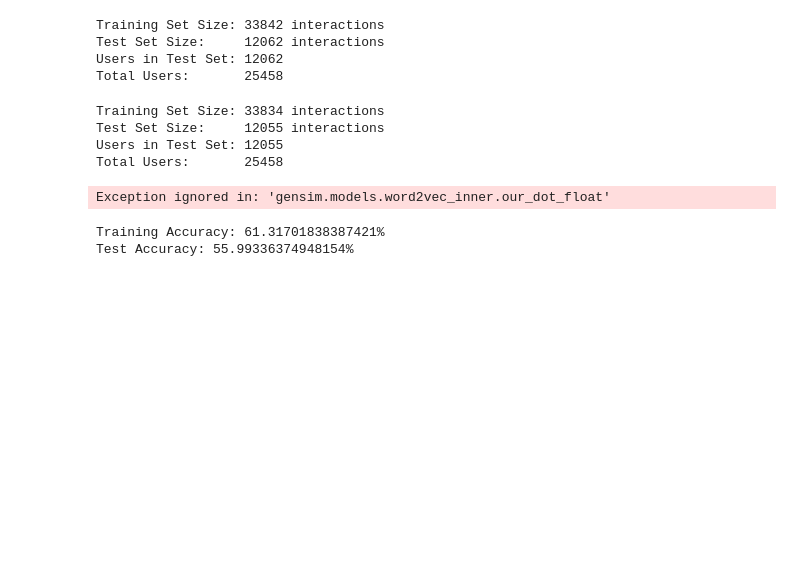
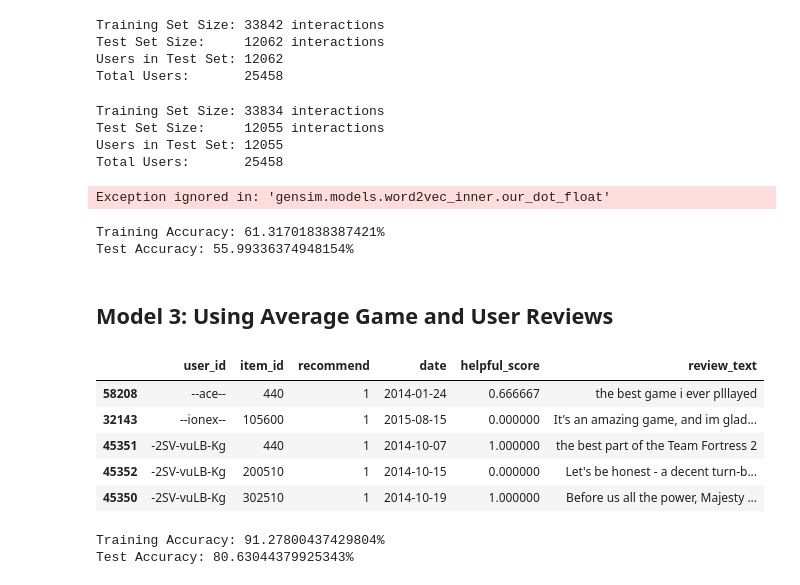
Before and after one commit to SirJishesALot/CSE-258-Steam-Review-Project, a Jupyter notebook: assignment2.ipynb, the cells around one changed output. Saved outputs shown, nothing was run; the diff lists cells and outputs as text; code cells hidden in the pictures; blank space fills up the shorter version.

Commit message:
added model 3

```diff
--- a/assignment2.ipynb
+++ b/assignment2.ipynb
@@ -374,3 +374,14 @@ Total Users:       25458
 Exception ignored in: 'gensim.models.word2vec_inner.our_dot_float'
 Training Accuracy: 61.31701838387421%
 Test Accuracy: 55.99336374948154%
+# %% [markdown]
+## Model 3: Using Average Game and User Reviews
+# %%
+train_df.head()
+# %% [output]
+|  | user_id | item_id | recommend | date | helpful_score | review_text |
+| 58208 | --ace-- | 440 | 1 | 2014-01-24 | 0.666667 | the best game i ever plllayed |
+| 32143 | --ionex-- | 105600 | 1 | 2015-08-15 | 0.000000 | It's an amazing game, and im glad... |
+| 45351 | -2SV-vuLB-Kg | 440 | 1 | 2014-10-07 | 1.000000 | the best part of the Team Fortress 2 |
+| 45352 | -2SV-vuLB-Kg | 200510 | 1 | 2014-10-15 | 0.000000 | Let's be honest - a decent turn-b... |
+| 45350 | -2SV-vuLB-Kg | 302510 | 1 | 2014-10-19 | 1.000000 | Before us all the power, Majesty ... |
@@ -376,0 +432,12 @@ Test Accuracy: 55.99336374948154%
+# %%
+train_correct = np.array(train_predict) == np.array(train_outcomes)
+test_correct = np.array(test_predict) == np.array(test_outcomes)
+
+train_correct = sum(train_correct) / len(train_correct)
+test_correct = sum(test_correct) / len(test_correct)
+
+print(f"Training Accuracy: {train_correct * 100}%")
+print(f"Test Accuracy: {test_correct * 100}%")
+# %% [output]
+Training Accuracy: 91.27800437429804%
+Test Accuracy: 80.63044379925343%
```
Also changed, not shown: parts of 4 cells of this notebook.
